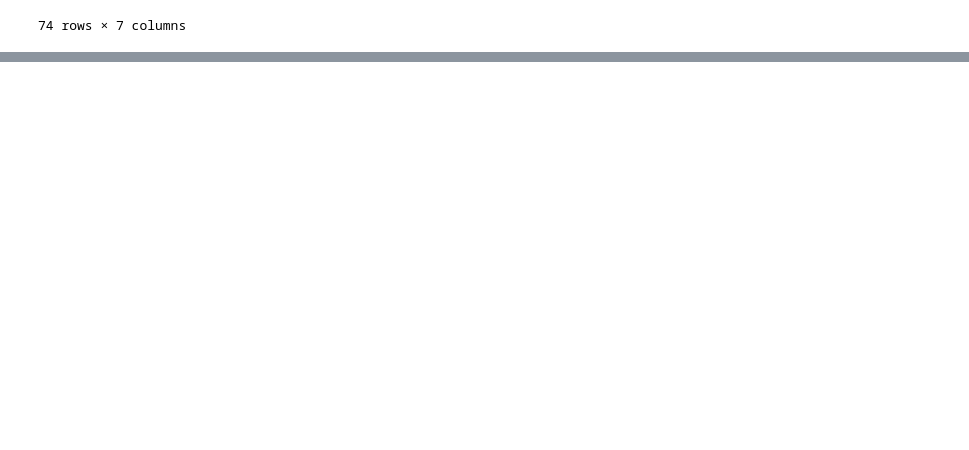
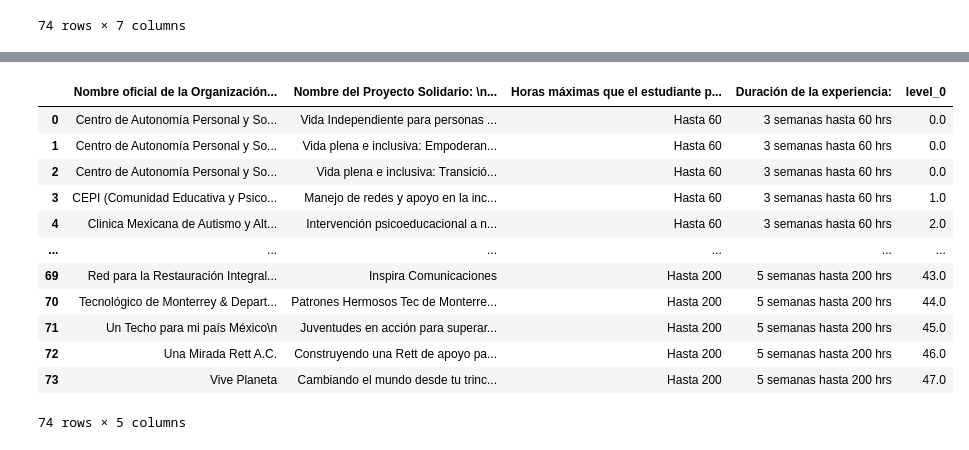
Before and after one commit to MarcosSaade/secure-fair, a Jupyter notebook: backend/Dummy/backend_dummy.ipynb, the cells around one changed output, grey strips where cells are left out. Cells and saved outputs as stored; diff of their text form; code cells hidden in the pictures; blank space fills up the shorter version.

```diff
--- a/backend/Dummy/backend_dummy.ipynb
+++ b/backend/Dummy/backend_dummy.ipynb
@@ -84,0 +134,3 @@ base
+# %%
+organizacion.reset_index(inplace = True)
+organizacion
@@ -84,0 +155,3 @@ base
+# %%
+organizacion.drop(columns=["index"], inplace=True)
+organizacion
@@ -84,0 +176,5 @@ base
+# %%
+organizacion = organizacion.drop([11,12,18])
+# %%
+proyectos = base.iloc[:,[0,1,-1,-2]]
+proyectos
@@ -84,0 +195,18 @@ base
+# %%
+proyectos = proyectos.merge(organizacion, on='Nombre oficial de la Organización Socio Formadora (OSF) con la que se realizará el Proyecto Solidario ',
+                                 how = "left")
+proyectos
+# %% [output]
+|  | Nombre oficial de la Organización... | Nombre del Proyecto Solidario: \n... | Horas máximas que el estudiante p... | Duración de la experiencia: | level_0 |
+| 0 | Centro de Autonomía Personal y So... | Vida Independiente para personas ... | Hasta 60 | 3 semanas hasta 60 hrs | 0.0 |
+| 1 | Centro de Autonomía Personal y So... | Vida plena e inclusiva: Empoderan... | Hasta 60 | 3 semanas hasta 60 hrs | 0.0 |
+| 2 | Centro de Autonomía Personal y So... | Vida plena e inclusiva: Transició... | Hasta 60 | 3 semanas hasta 60 hrs | 0.0 |
+| 3 | CEPI (Comunidad Educativa y Psico... | Manejo de redes y apoyo en la inc... | Hasta 60 | 3 semanas hasta 60 hrs | 1.0 |
+| 4 | Clinica Mexicana de Autismo y Alt... | Intervención psicoeducacional a n... | Hasta 60 | 3 semanas hasta 60 hrs | 2.0 |
+| ... | ... | ... | ... | ... | ... |
+| 69 | Red para la Restauración Integral... | Inspira Comunicaciones | Hasta 200 | 5 semanas hasta 200 hrs | 43.0 |
+| 70 | Tecnológico de Monterrey & Depart... | Patrones Hermosos Tec de Monterre... | Hasta 200 | 5 semanas hasta 200 hrs | 44.0 |
+| 71 | Un Techo para mi país México\n | Juventudes en acción para superar... | Hasta 200 | 5 semanas hasta 200 hrs | 45.0 |
+| 72 | Una Mirada Rett A.C. | Construyendo una Rett de apoyo pa... | Hasta 200 | 5 semanas hasta 200 hrs | 46.0 |
+| 73 | Vive Planeta | Cambiando el mundo desde tu trinc... | Hasta 200 | 5 semanas hasta 200 hrs | 47.0 |
+74 rows × 5 columns
```
Also changed, not shown: parts of 31 cells of this notebook, 5 other files.
